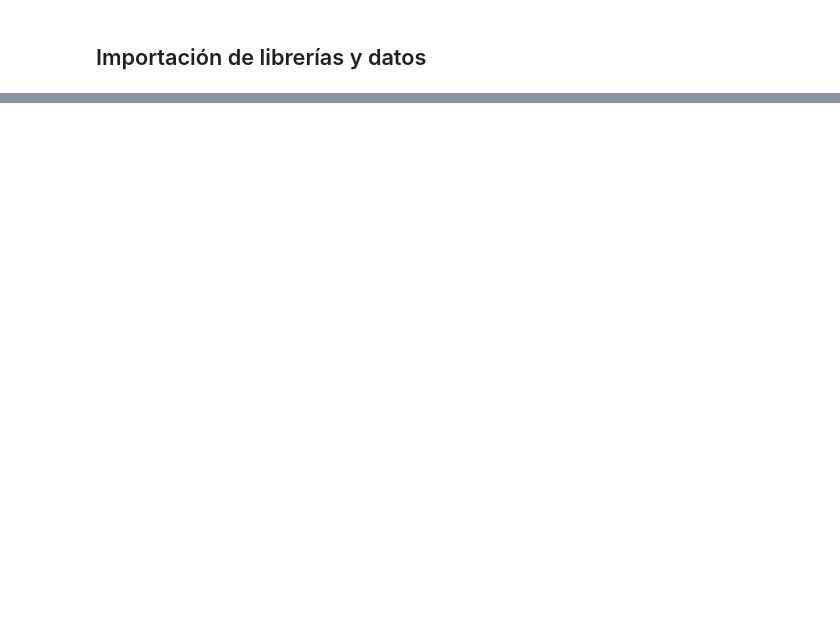
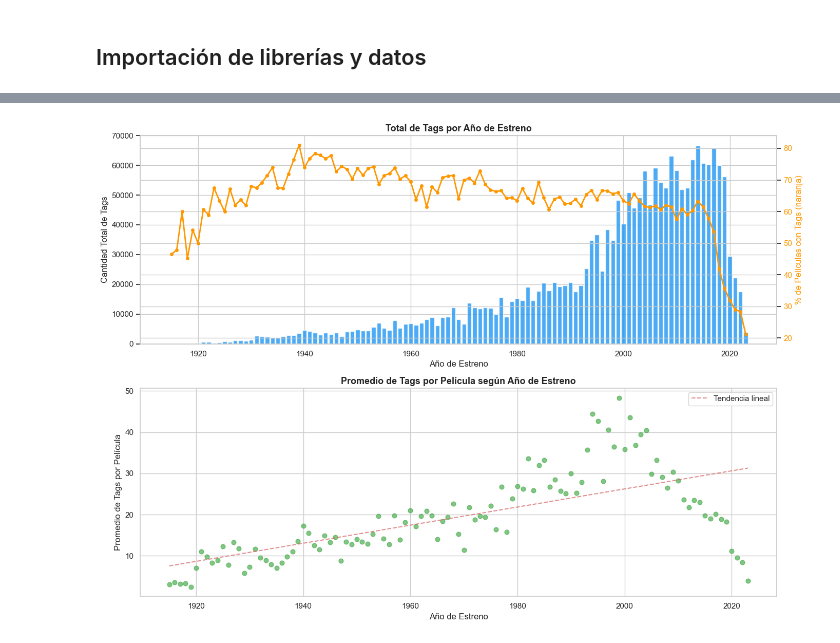
Before and after one commit to AndresCalderonRamirez/Parcial-DIGD, a Jupyter notebook: notebooks/exploration/main/movies_tags.ipynb, the cells around one changed output, grey strips where cells are left out. Saved outputs shown, nothing was run; the diff lists cells and outputs as text; code cells hidden in the pictures; blank space fills up the shorter version.

Commit message:
avance de ipnyb de movies_tags y ratings_tags

```diff
--- a/notebooks/exploration/main/movies_tags.ipynb
+++ b/notebooks/exploration/main/movies_tags.ipynb
@@ -15,3 +32,7 @@ import numpy as np
 import pandas as pd
 import matplotlib.pyplot as plt
 import seaborn as sns
+
+sns.set_theme(style='whitegrid', palette='muted')
+plt.rcParams['figure.figsize'] = (12, 6)
+plt.rcParams['font.size'] = 11
@@ -30,0 +57,14 @@ tags = pd.read_csv('../../../data/processed/tags.csv')
+# %%
+tags_per_movie = tags.groupby('movieId').agg(
+    total_tags=('tag', 'count'),
+    tags_unicos=('tag', 'nunique'),
+    lista_tags=('tag', list)
+).reset_index()
+
+movies_full = movies.merge(tags_per_movie, on='movieId', how='left')
+movies_full['total_tags'] = movies_full['total_tags'].fillna(0).astype(int)
+movies_full['tags_unicos'] = movies_full['tags_unicos'].fillna(0).astype(int)
+
+movies_with_any_tag = movies_full[movies_full['total_tags'] > 0]
+print(f'Películas con al menos 1 tag: {len(movies_with_any_tag):,}')
+print(f'Películas sin tags: {(movies_full["total_tags"] == 0).sum():,}')
@@ -30,0 +83,37 @@ tags = pd.read_csv('../../../data/processed/tags.csv')
+# %%
+yearly_tags = movies_full.groupby('year').agg(
+    total_tags=('total_tags', 'sum'),
+    promedio_tags=('total_tags', 'mean'),
+    peliculas=('movieId', 'count'),
+    peliculas_con_tags=('total_tags', lambda x: (x > 0).sum())
+).reset_index()
+
+yearly_tags = yearly_tags[(yearly_tags['year'] >= 1915) & (yearly_tags['year'] <= 2023)]
+yearly_tags['porcentaje_con_tags'] = (yearly_tags['peliculas_con_tags'] / yearly_tags['peliculas'] * 100).round(1)
+
+fig, axes = plt.subplots(2, 1, figsize=(14, 10))
+
+axes[0].bar(yearly_tags['year'], yearly_tags['total_tags'], color='#2196F3', alpha=0.8, width=0.8)
+axes[0].set_title('Total de Tags por Año de Estreno', fontsize=13, fontweight='bold')
+axes[0].set_xlabel('Año de Estreno')
+axes[0].set_ylabel('Cantidad Total de Tags')
+
+ax2 = axes[0].twinx()
+ax2.plot(yearly_tags['year'], yearly_tags['porcentaje_con_tags'], color='#FF9800', marker='o', linewidth=2, markersize=4)
+ax2.set_ylabel('% de Películas con Tags (naranja)', color='#FF9800')
+ax2.tick_params(axis='y', labelcolor='#FF9800')
+
+axes[1].scatter(yearly_tags['year'], yearly_tags['promedio_tags'], color='#4CAF50', s=40, alpha=0.7)
+axes[1].set_title('Promedio de Tags por Película según Año de Estreno', fontsize=13, fontweight='bold')
+axes[1].set_xlabel('Año de Estreno')
+axes[1].set_ylabel('Promedio de Tags por Película')
+
+z = np.polyfit(yearly_tags['year'].dropna(), yearly_tags['promedio_tags'].dropna(), 1)
+p = np.poly1d(z)
+axes[1].plot(yearly_tags['year'], p(yearly_tags['year']), 'r--', alpha=0.7, label='Tendencia lineal')
+axes[1].legend()
+
+plt.tight_layout()
+plt.show()
+# %% [output]
+[figure, added]
```
Also changed, not shown: parts of 31 cells of this notebook, 1 other file.
